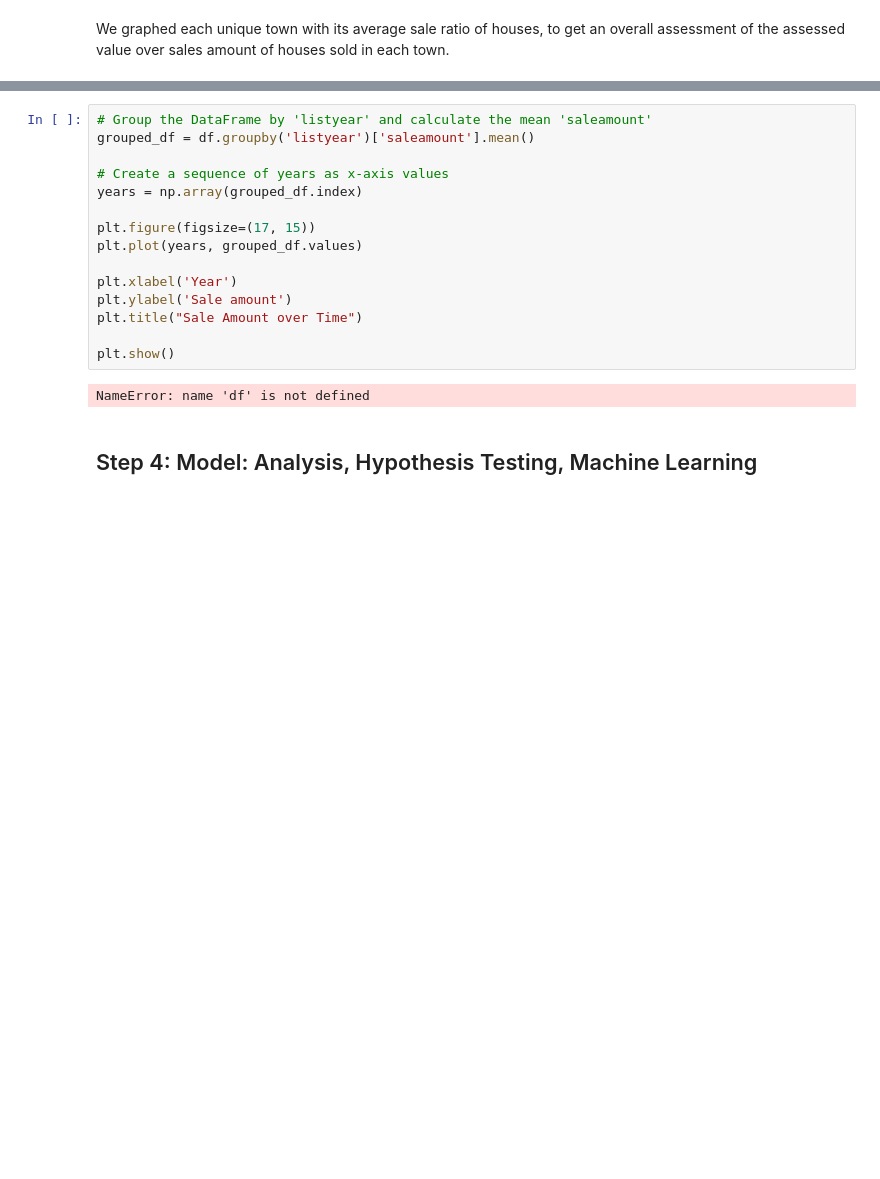
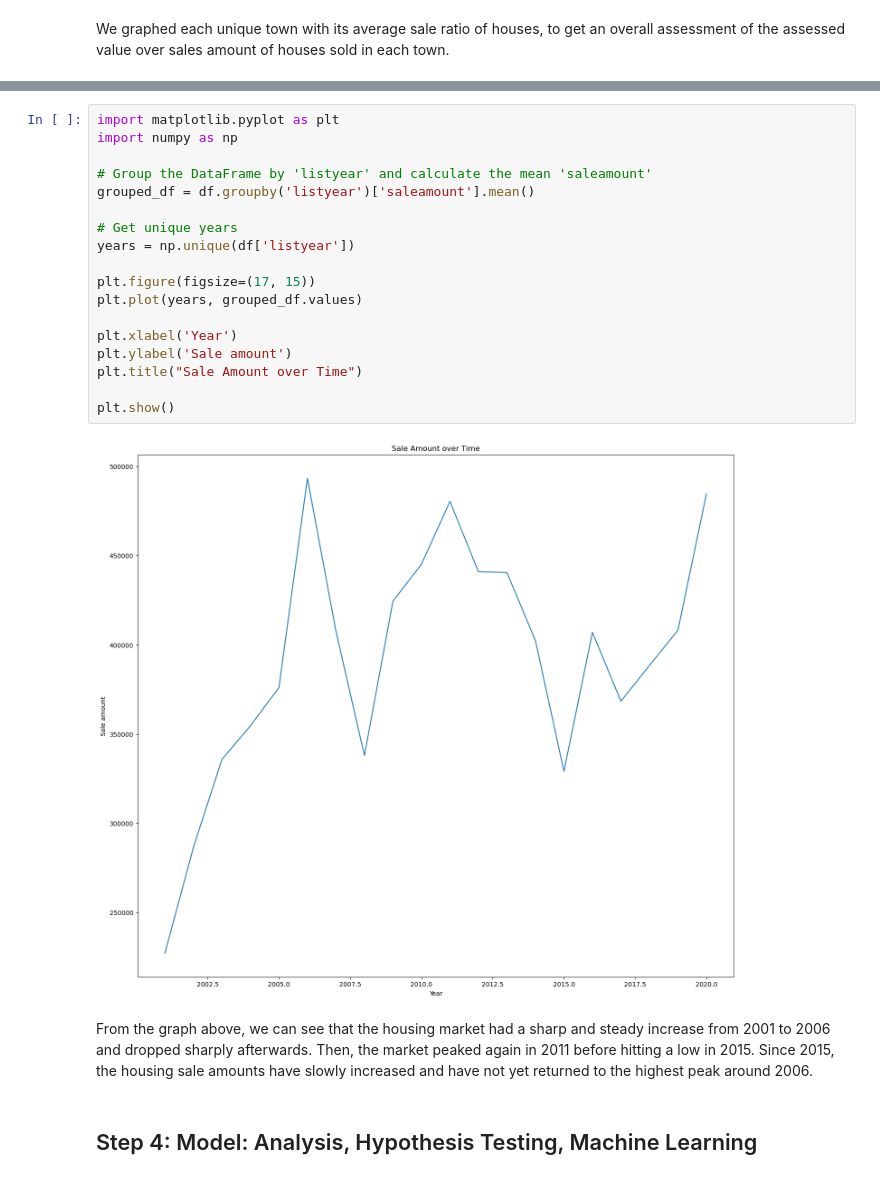
Before and after one commit to JenCodetc/JenCodetc.github.io, a Jupyter notebook: Final Tutorial ~ Real Estate Sales-checkpoint.ipynb, the cells around one changed output, grey strips where cells are left out. Saved outputs shown, nothing was run; the diff lists cells and outputs as text; blank space fills up the shorter version.

```diff
--- a/Final Tutorial ~ Real Estate Sales-checkpoint.ipynb
+++ b/Final Tutorial ~ Real Estate Sales-checkpoint.ipynb
@@ -266,20 +270,25 @@ See the caveats in the documentation: https://pandas.pydata.org/pandas-docs/stab
 # %%
+import matplotlib.pyplot as plt
+import numpy as np
+
 # Group the DataFrame by 'listyear' and calculate the mean 'saleamount'
 grouped_df = df.groupby('listyear')['saleamount'].mean()
 
-# Create a sequence of years as x-axis values
-years = np.array(grouped_df.index)
+# Get unique years
+years = np.unique(df['listyear'])
 
 plt.figure(figsize=(17, 15))
 plt.plot(years, grouped_df.values)
 
 plt.xlabel('Year')
 plt.ylabel('Sale amount')
 plt.title("Sale Amount over Time")
 
 plt.show()
 # %% [output]
-NameError: name 'df' is not defined
+[figure, added]
+# %% [markdown]
+From the graph above, we can see that the housing market had a sharp and steady increase from 2001 to 2006 and dropped sharply afterwards. Then, the market peaked again in 2011 before hitting a low in 2015. Since 2015, the housing sale amounts have slowly increased and have not yet returned to the highest peak around 2006.
 # %% [markdown]
 ## Step 4: Model: Analysis, Hypothesis Testing, Machine Learning
 # %% [markdown]
```
Also changed, not shown: parts of 7 cells of this notebook.
